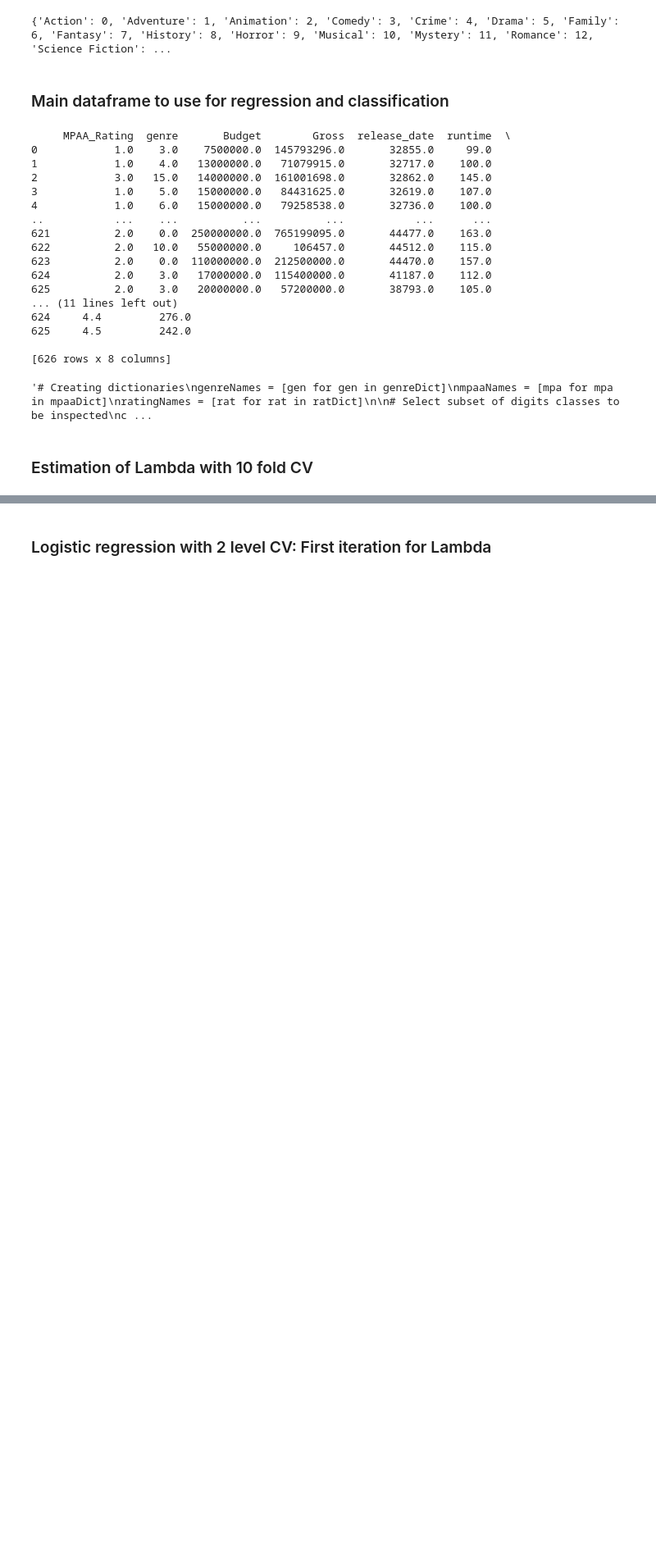
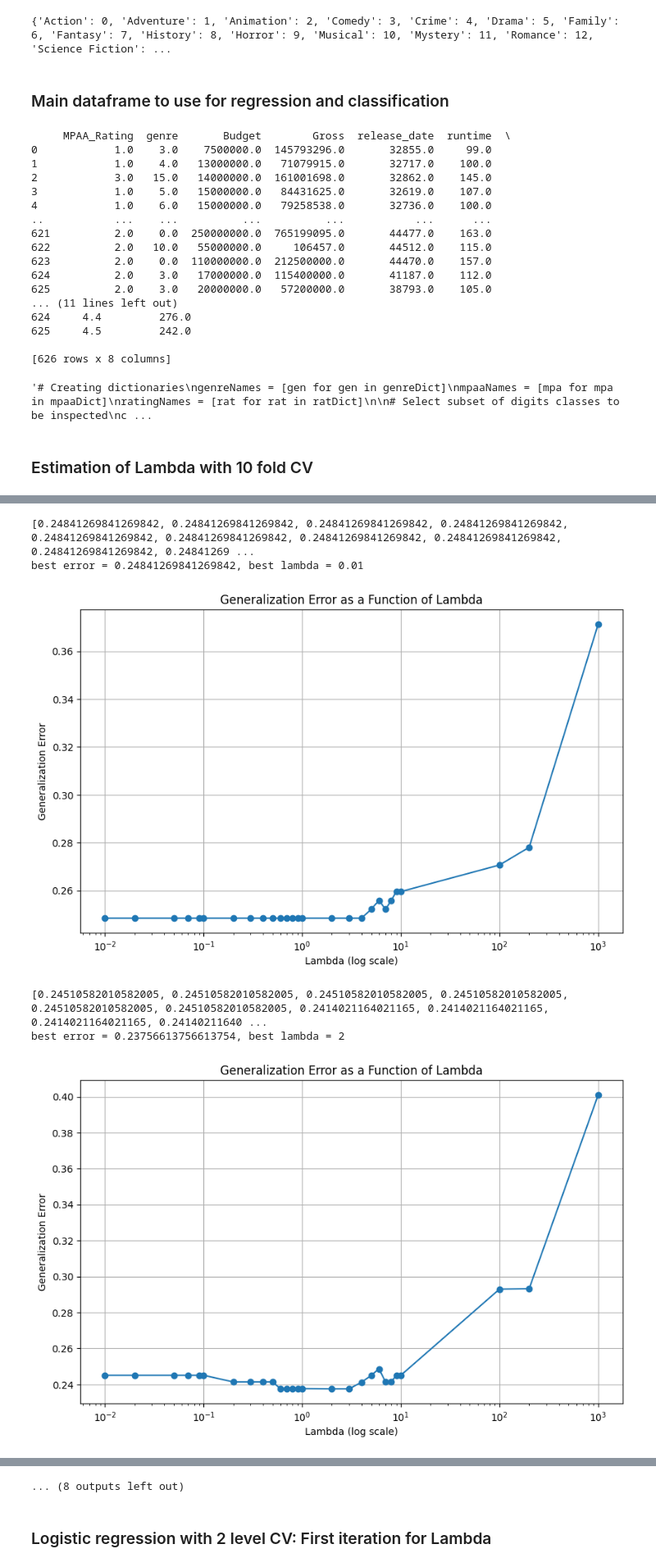
Before and after one commit to magolimbo/Machine-Learning-report1, a Jupyter notebook: classification.ipynb, the cells around one changed output, grey strips where cells are left out. Shown at 82% size. Drawn from its saved outputs; the diff is of its cells as text; code cells hidden in the pictures; blank space fills up the shorter version.

```diff
--- a/classification.ipynb
+++ b/classification.ipynb
@@ -255,0 +230,58 @@ KeyboardInterrupt:
+# %%
+
+# Define the number of folds for outer and inner cross-validation
+outer_folds = 10
+inner_folds = 10
+
+# Initialize objects for outer cross-validation
+outer_cv = KFold(n_splits=outer_folds, shuffle=True, random_state=42)
+
+# List to store the scores of outer cross-validation
+outer_scores = []
+
+# Perform outer cross-validation
+for train_index, test_index in outer_cv.split(df_X_noMPAA_std):
+    X_train = df_X_noMPAA_std[train_index]
+    y_train = y_mpaa_filtered.to_numpy()[train_index]
+
+    # Define the range of λ values to explore
+    lambda_values = [0.01, 0.02, 0.05, 0.07, 0.09, 0.1, 0.2, 0.3, 0.4, 0.5, 0.6, 0.7, 0.8, 0.9, 1, 2, 3, 4, 5, 6, 7, 8, 9, 10, 100, 200, 1000]
+    lambda_values_2it = np.arange(0.01, 10.01, 0.01, dtype = "float")
+    #lambda_values = np.arange(0.02, 10, 0.2, dtype="float")
+
+    #errors contains generalization error for each lambda
+    errors = []
+    best_error_lambda_i = 1
+    best_lambda_i = None
+
+    for lambda_i in lambda_values:
+        inner_model = LogisticRegression(C = 1/lambda_i)
+
+        #10 fold cross validation
+        scores = cross_val_score(inner_model, X_train, y_train, cv=10)
+        mean_score = scores.mean()
+
+        #generalization error for lambda_i
+        gen_err_lambda_i = 1 - mean_score
+        errors.append(gen_err_lambda_i)
+        if gen_err_lambda_i < best_error_lambda_i:
+            best_error_lambda_i = gen_err_lambda_i #update the lowest generalization error
+            best_lambda_i = lambda_i #update the best lambda
+
+    print(errors)
+    print(f"best error = {best_error_lambda_i}, best lambda = {best_lambda_i}")
+    # Create a plot of generalization error as a function of λ
+    plt.figure(figsize=(10, 6))
+    plt.semilogx(lambda_values, errors, marker='o', linestyle='-')
+    plt.title('Generalization Error as a Function of Lambda')
+    plt.xlabel('Lambda (log scale)')
+    plt.ylabel('Generalization Error')
+    plt.grid(True)
+    plt.show()
+# %% [output]
+[0.24841269841269842, 0.24841269841269842, 0.24841269841269842, 0.24841269841269842, 0.24841269841269842, 0.24841269841269842, 0.24841269841269842, 0.24841269841269842, 0.24841269841269842, 0.24841269 ...
+best error = 0.24841269841269842, best lambda = 0.01
+[figure, added]
+[0.24510582010582005, 0.24510582010582005, 0.24510582010582005, 0.24510582010582005, 0.24510582010582005, 0.24510582010582005, 0.2414021164021165, 0.2414021164021165, 0.2414021164021165, 0.24140211640 ...
+best error = 0.23756613756613754, best lambda = 2
+[figure, added]
@@ -256,3 +300,4 @@ KeyboardInterrupt:
+... (8 outputs left out)
 # %% [markdown]
 ### Logistic regression with 2 level CV: First iteration for Lambda
 # %%
```
Also changed, not shown: parts of 4 cells of this notebook.
